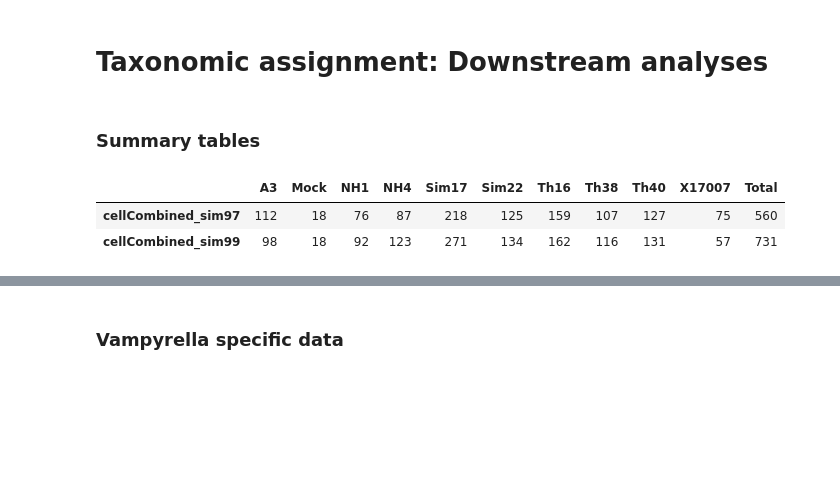
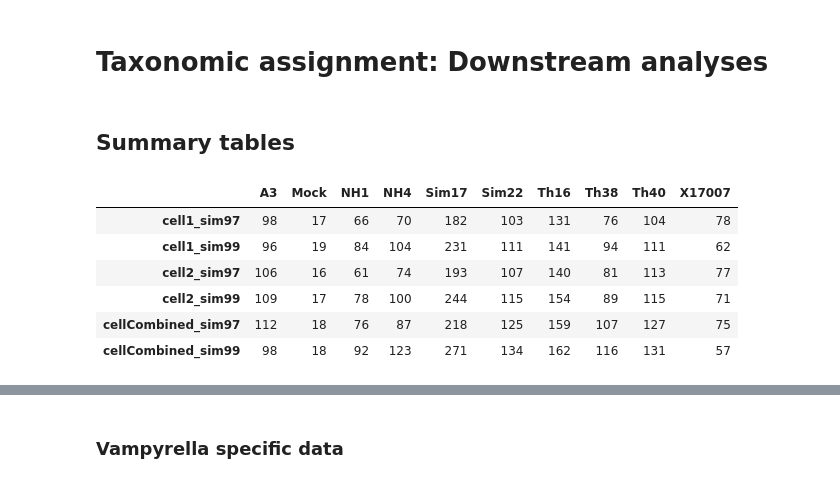
Before and after one commit to wRajter/vampyrella_2023, a Jupyter notebook: notebooks/taxonomic_assignment_downstream_analyses.ipynb, the cells around one changed output, grey strips where cells are left out. Cells and saved outputs as stored; diff of their text form; code cells hidden in the pictures; blank space fills up the shorter version.

```diff
--- a/notebooks/taxonomic_assignment_downstream_analyses.ipynb
+++ b/notebooks/taxonomic_assignment_downstream_analyses.ipynb
@@ -16,40 +19,50 @@ def load_data(marker, cell, sim):
     data_path=f"{raw_data}/OTU_summary_tables/otu_summary_table_{marker}_{cell}_{sim}.tsv"
     return pd.read_csv(data_path, sep="\t")
 # %% [markdown]
-### Summary tables
+## Summary tables
 # %%
-datasets={"cellCombined_sim97": "",
+# load the summary tables into sum_tables dictionary
+
+sum_tables={"cell1_sim97": "",
+          "cell1_sim99": "",
+          "cell2_sim97": "",
+          "cell2_sim99": "",
+          "cellCombined_sim97": "",
           "cellCombined_sim99": ""}
 
-#           "cell1_sim97": "",
-#           "cell1_sim99": "",
-#           "cell2_sim97": "",
-#           "cell2_sim99": "",
 
-
-for dataset in datasets:
+for dataset in sum_tables:
     cell, sim = dataset.split("_")
-    datasets[dataset]=load_data("Full18S", cell, sim)
+    sum_tables[dataset]=load_data("Full18S", cell, sim)
 # %%
-# save as an excel table
-otu_sim99.to_excel(f'ASV_summary_table_{marker}_{cell}_{sim}.xlsx')
+# save all the summary table as excel tables
+marker="Full18S"
+data_path="../raw_data/OTU_summary_tables"
+
+for dataset in sum_tables:
+    cell, sim = dataset.split("_")
+    sum_tables[dataset].to_excel(f"{data_path}/OTU_summary_table_{marker}_{cell}_{sim}.xlsx")
 # %%
 samples=['A3', 'Mock', 'NH1', 'NH4', 'Sim17', 'Sim22', 'Th16', 'Th38',
-       'Th40', 'X17007', 'Total']
+       'Th40', 'X17007']
 
 # creating a dictonary with sample names where we will store abundance information for each sample
 abundance = {}
 for sample in samples:
     abundance[sample] = []
 
-# loop through each dataset and calculate otu abundance for each sample
-for dataset in datasets:
+# loop through each dataset and calculate number of unique OTUs for each sample
+for dataset in sum_tables:
     for sample_name in samples:
-        abundance[f'{sample_name}'].append(len(datasets[dataset][datasets[dataset][f'{sample_name}'] != 0]))
+        abundance[f'{sample_name}'].append(len(sum_tables[dataset][sum_tables[dataset][f'{sample_name}'] != 0]))
 
-df = pd.DataFrame(data=abundance, index=datasets.keys())
-df
+unique_otus = pd.DataFrame(data=abundance, index=sum_tables.keys())
+unique_otus
 # %% [output]
-|  | A3 | Mock | NH1 | NH4 | Sim17 | Sim22 | Th16 | Th38 | Th40 | X17007 | Total |
-| cellCombined_sim97 | 112 | 18 | 76 | 87 | 218 | 125 | 159 | 107 | 127 | 75 | 560 |
-| cellCombined_sim99 | 98 | 18 | 92 | 123 | 271 | 134 | 162 | 116 | 131 | 57 | 731 |
+|  | A3 | Mock | NH1 | NH4 | Sim17 | Sim22 | Th16 | Th38 | Th40 | X17007 |
+| cell1_sim97 | 98 | 17 | 66 | 70 | 182 | 103 | 131 | 76 | 104 | 78 |
+| cell1_sim99 | 96 | 19 | 84 | 104 | 231 | 111 | 141 | 94 | 111 | 62 |
+| cell2_sim97 | 106 | 16 | 61 | 74 | 193 | 107 | 140 | 81 | 113 | 77 |
+| cell2_sim99 | 109 | 17 | 78 | 100 | 244 | 115 | 154 | 89 | 115 | 71 |
+| cellCombined_sim97 | 112 | 18 | 76 | 87 | 218 | 125 | 159 | 107 | 127 | 75 |
+| cellCombined_sim99 | 98 | 18 | 92 | 123 | 271 | 134 | 162 | 116 | 131 | 57 |
```
Also changed, not shown: parts of 39 cells of this notebook, 7 other files.
